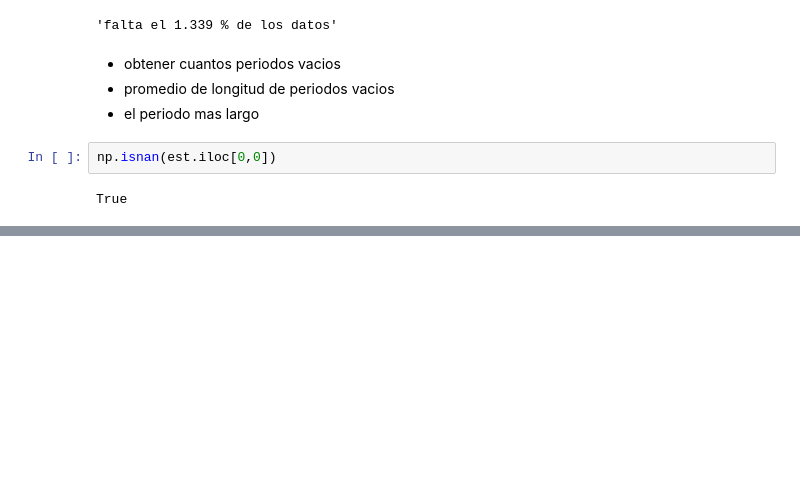
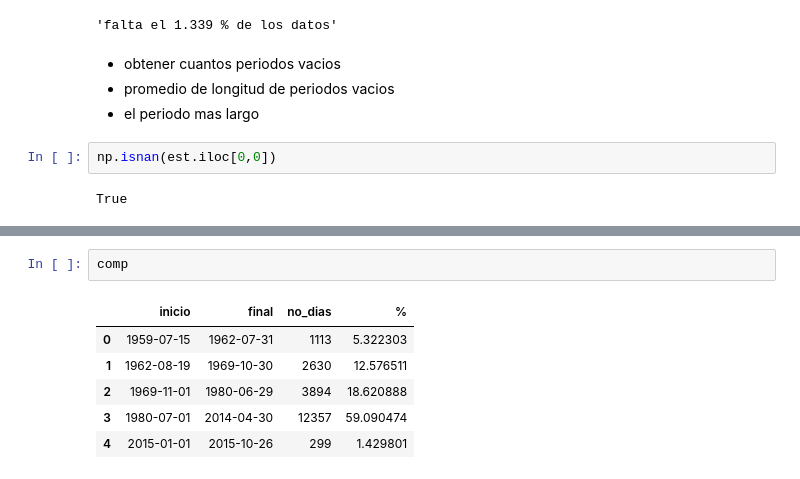
Before and after one commit to Ro-teodoro/clicom, a Jupyter notebook: clicom.ipynb, the cells around one changed output, grey strips where cells are left out. Cells and saved outputs as stored; diff of their text form; blank space fills up the shorter version.

```diff
--- a/clicom.ipynb
+++ b/clicom.ipynb
@@ -163,0 +194,9 @@ The frame.append method is deprecated and will be removed from pandas in a futur
+# %%
+comp
+# %% [output]
+|  | inicio | final | no_dias | % |
+| 0 | 1959-07-15 | 1962-07-31 | 1113 | 5.322303 |
+| 1 | 1962-08-19 | 1969-10-30 | 2630 | 12.576511 |
+| 2 | 1969-11-01 | 1980-06-29 | 3894 | 18.620888 |
+| 3 | 1980-07-01 | 2014-04-30 | 12357 | 59.090474 |
+| 4 | 2015-01-01 | 2015-10-26 | 299 | 1.429801 |
```
Also changed, not shown: parts of 6 cells of this notebook.
